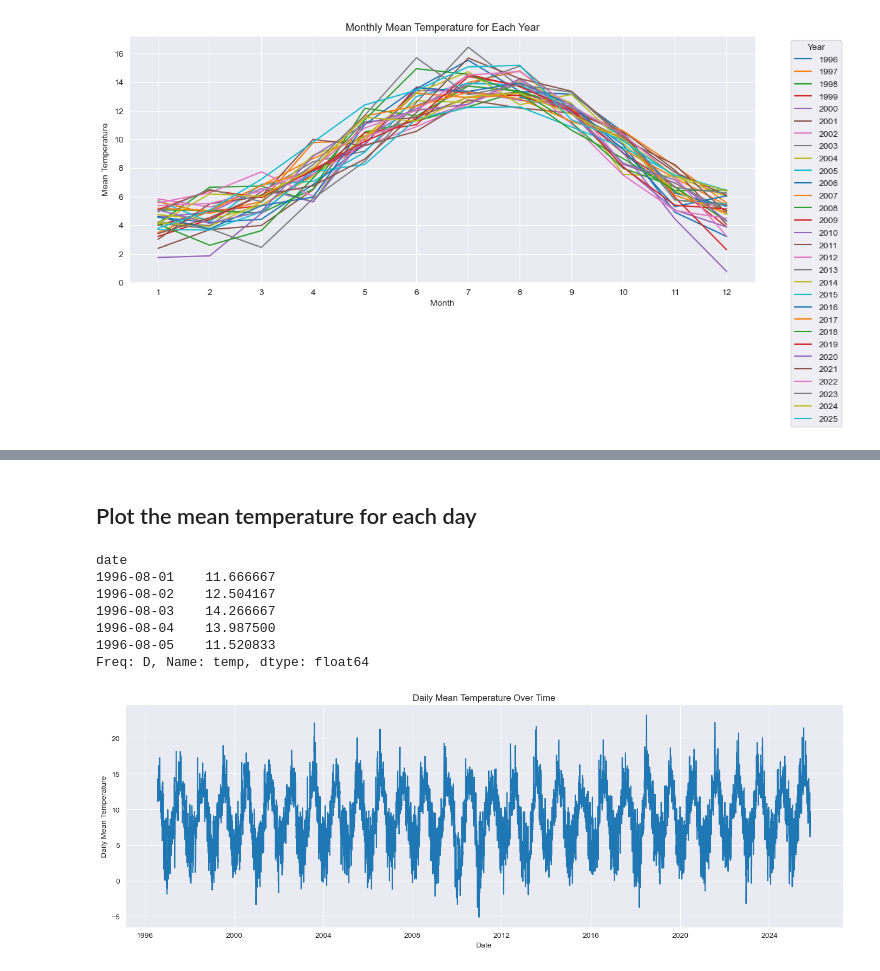
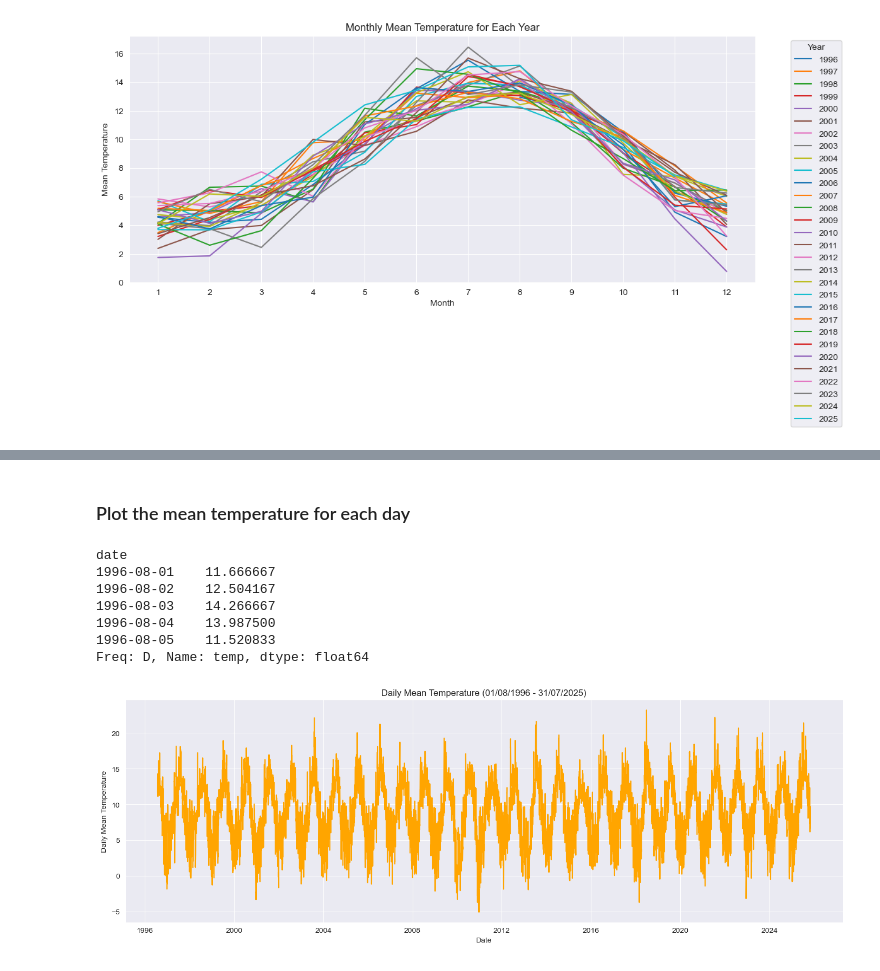
Before and after one commit to AnnaLozenko/PFDA_assignments, a Jupyter notebook: assignment_6_Weather.ipynb, the cells around one changed output, grey strips where cells are left out. Drawn from its saved outputs; the diff is of its cells as text; code cells hidden in the pictures.

```diff
--- a/assignment_6_Weather.ipynb
+++ b/assignment_6_Weather.ipynb
@@ -229,5 +265,5 @@ plt.show()
 # %% [markdown]
-## Plot the mean temperature for each day
+### Plot the mean temperature for each day
 # %%
 # resample the data to daily frequency and calculate the mean temperature for each day
 daily_mean = df["temp"].resample("D").mean()
@@ -243,11 +279,11 @@ Freq: D, Name: temp, dtype: float64
 # %%
 # plot the daily average temperatures (01/08/1996 - 31/07/2025)
 plt.figure(figsize=(14,5))
-plt.plot(daily_mean.index, daily_mean.values)
+plt.plot(daily_mean.index, daily_mean.values, color = 'orange')
 plt.xlabel("Date")
 plt.ylabel("Daily Mean Temperature")
-plt.title("Daily Mean Temperature Over Time")
+plt.title("Daily Mean Temperature (01/08/1996 - 31/07/2025)")
 plt.tight_layout()
 plt.show()
 # %% [output]
-[figure, old version]
+[figure, new version]
```
Also changed, not shown: parts of 31 cells of this notebook.
